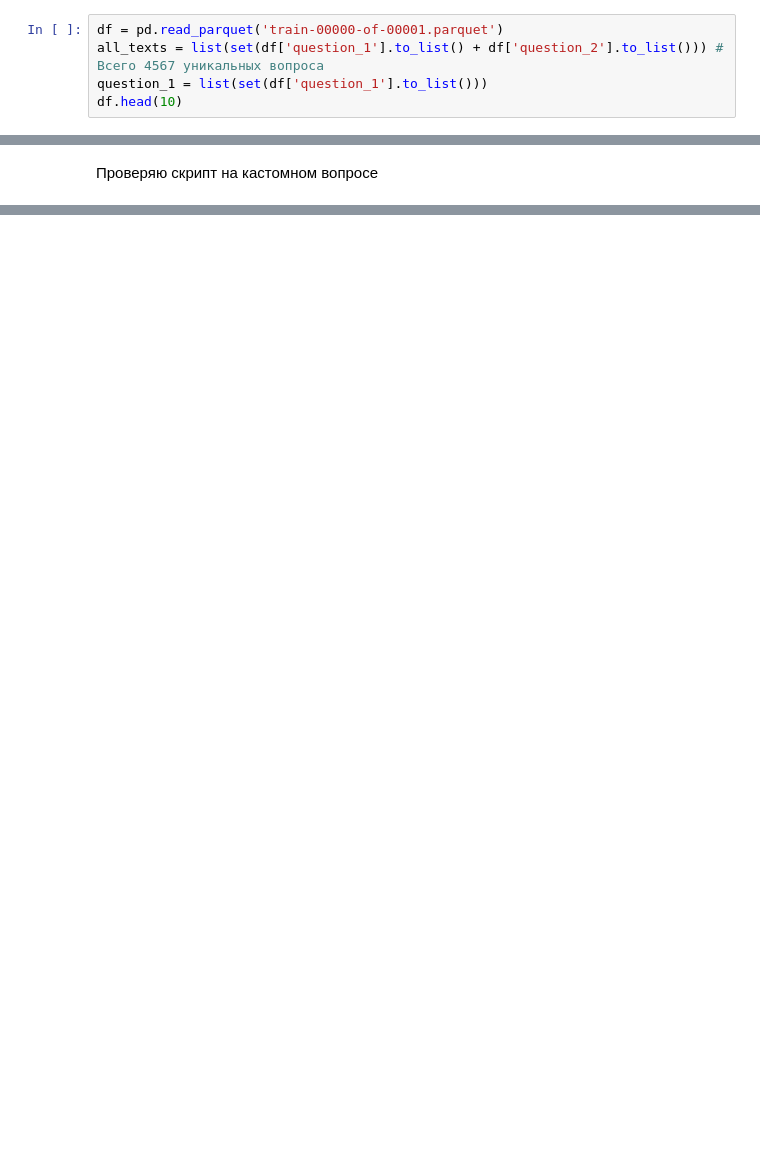
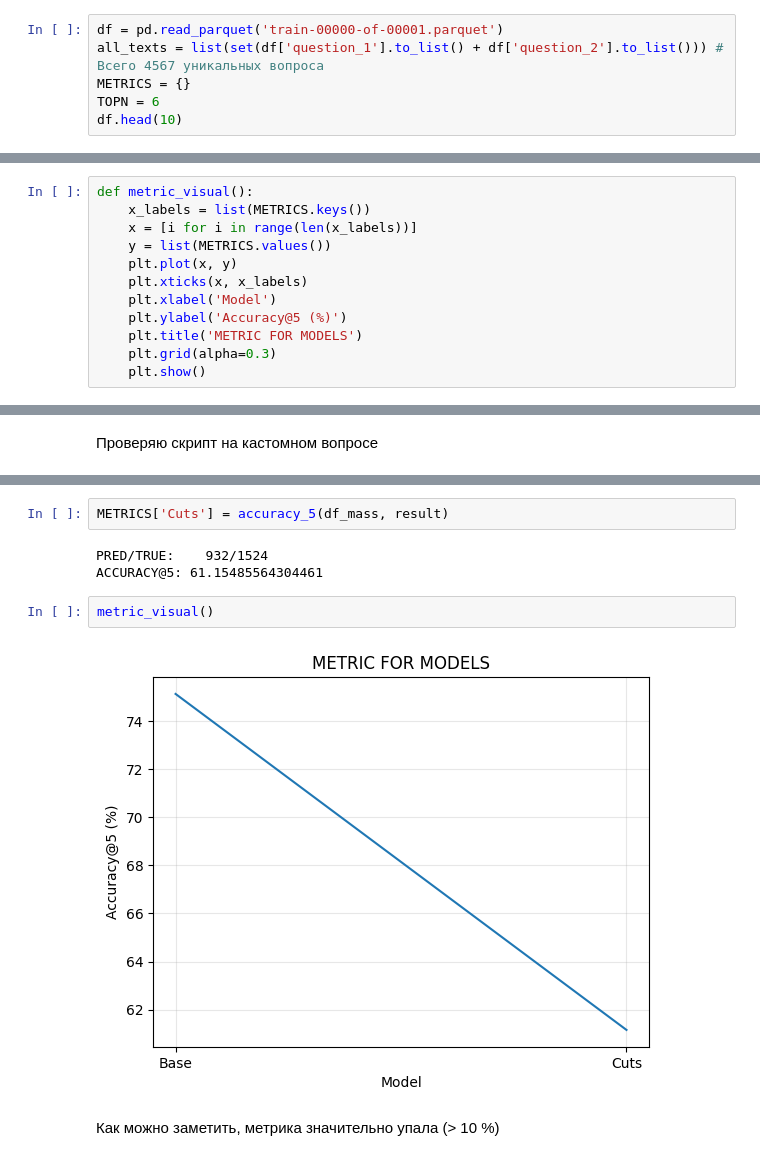
Before and after one commit to sopheroner/yandex_nlp, a Jupyter notebook: main.ipynb, the cells around one changed output, grey strips where cells are left out. Saved outputs shown, nothing was run; the diff lists cells and outputs as text; blank space fills up the shorter version.

```diff
--- a/main.ipynb
+++ b/main.ipynb
@@ -13,7 +13,8 @@ import string
 # %%
 df = pd.read_parquet('train-00000-of-00001.parquet')
 all_texts = list(set(df['question_1'].to_list() + df['question_2'].to_list())) # Всего 4567 уникальных вопроса
-question_1 = list(set(df['question_1'].to_list()))
+METRICS = {}
+TOPN = 6
 df.head(10)
 # %% [output]
 |  | dr_id | question_1 | question_2 | label |
@@ -30,2 +39,14 @@ df.head(10)
+# %%
+def metric_visual():
+    x_labels = list(METRICS.keys())
+    x = [i for i in range(len(x_labels))]
+    y = list(METRICS.values())
+    plt.plot(x, y)
+    plt.xticks(x, x_labels)
+    plt.xlabel('Model')
+    plt.ylabel('Accuracy@5 (%)')
+    plt.title('METRIC FOR MODELS')
+    plt.grid(alpha=0.3)
+    plt.show()
 # %% [markdown]
 # Препроцессинг
@@ -159,0 +200,11 @@ Can I drink alcohol after recovering from bird flu?
+# %%
+METRICS['Cuts'] = accuracy_5(df_mass, result)
+# %% [output]
+PRED/TRUE:    932/1524
+ACCURACY@5: 61.15485564304461
+# %%
+metric_visual()
+# %% [output]
+[figure, added]
+# %% [markdown]
+Как можно заметить, метрика значительно упала (> 10 %)
```
Also changed, not shown: parts of 31 cells of this notebook, 7 other files.
